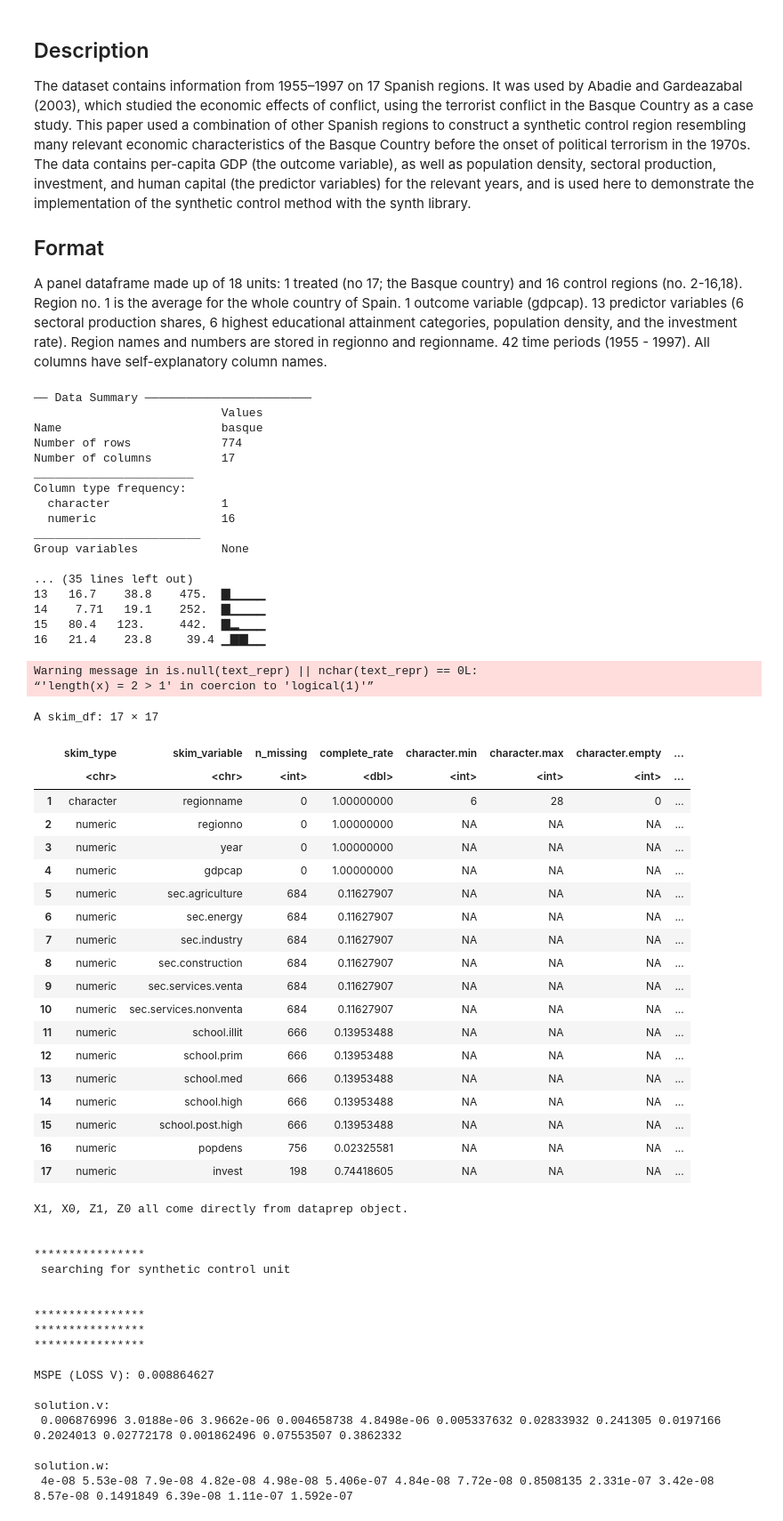
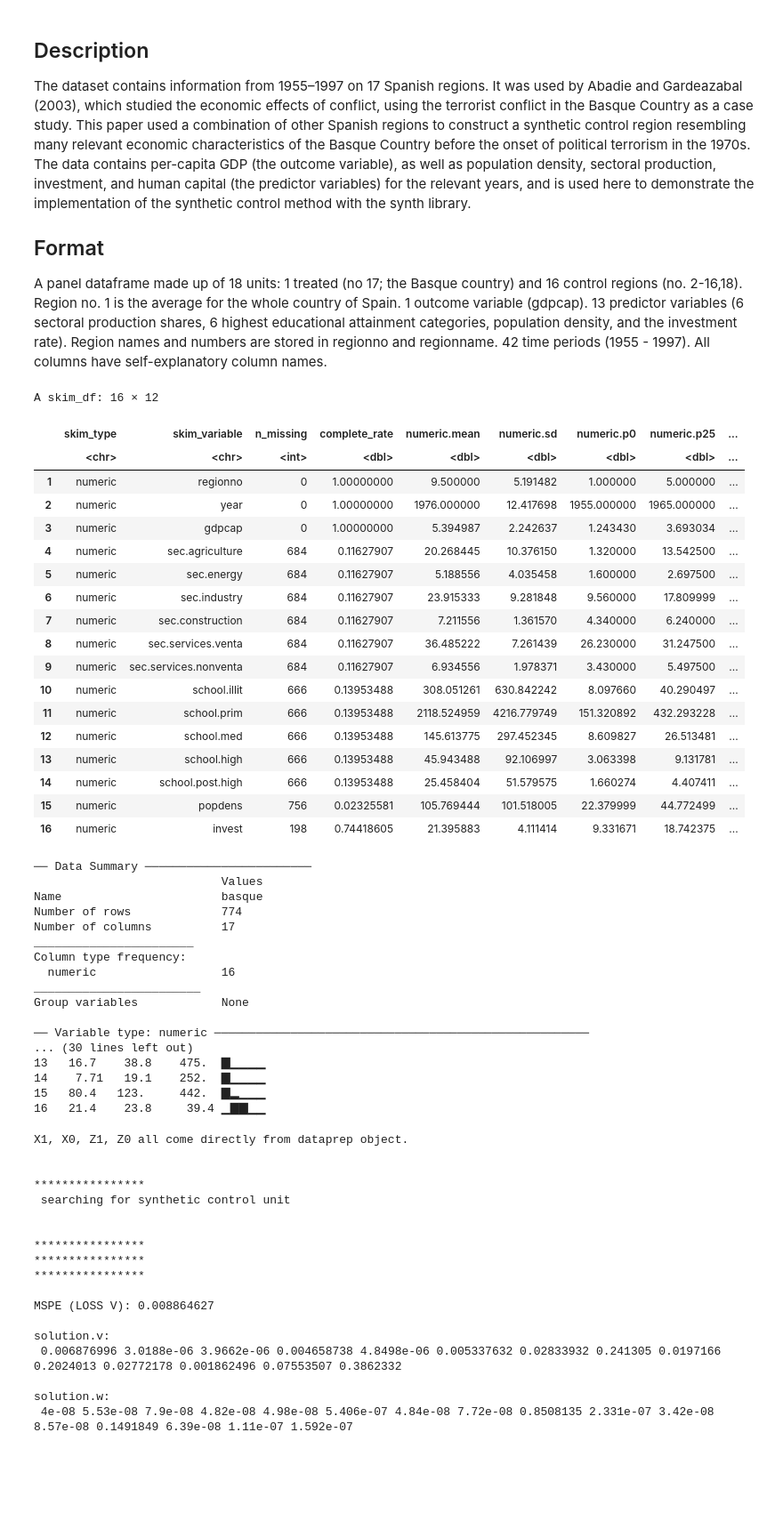
Before and after one commit to rodonn/causal, a Jupyter notebook: notebooks/session_3/5_synthetic_controls.ipynb, the cells around one changed output. Shown at 89% size. Saved outputs shown, nothing was run; the diff lists cells and outputs as text; code cells hidden in the pictures; blank space fills up the shorter version.

```diff
--- a/notebooks/session_3/5_synthetic_controls.ipynb
+++ b/notebooks/session_3/5_synthetic_controls.ipynb
@@ -15,47 +18,44 @@ The dataset contains information from 1955–1997 on 17 Spanish regions. It was
 A panel dataframe made up of 18 units: 1 treated (no 17; the Basque country) and 16 control regions (no. 2-16,18). Region no. 1 is the average for the whole country of Spain. 1 outcome variable (gdpcap). 13 predictor variables (6 sectoral production shares, 6 highest educational attainment categories, population density, and the investment rate). Region names and numbers are stored in regionno and regionname. 42 time periods (1955 - 1997). All columns have self-explanatory column names.
 # %%
 data(basque)
-skim(basque)
+skim(basque, where(is.numeric))
 # %% [output]
-── Data Summary ────────────────────────
-                           Values
-Name                       basque
-Number of rows             774
-Number of columns          17
-_______________________
-Column type frequency:
-  character                1
-  numeric                  16
-________________________
-Group variables            None
-
-... (35 lines left out)
-13   16.7    38.8    475.  ▇▁▁▁▁
-14    7.71   19.1    252.  ▇▁▁▁▁
-15   80.4   123.     442.  ▇▂▁▁▁
-16   21.4    23.8     39.4 ▁▇▇▁▁
+A skim_df: 16 × 12
+|  | skim_type | skim_variable | n_missing | complete_rate | numeric.mean | numeric.sd | numeric.p0 | numeric.p25 | ... |
+|  | <chr> | <chr> | <int> | <dbl> | <dbl> | <dbl> | <dbl> | <dbl> | ... |
+| 1 | numeric | regionno | 0 | 1.00000000 | 9.500000 | 5.191482 | 1.000000 | 5.000000 | ... |
+| 2 | numeric | year | 0 | 1.00000000 | 1976.000000 | 12.417698 | 1955.000000 | 1965.000000 | ... |
+| 3 | numeric | gdpcap | 0 | 1.00000000 | 5.394987 | 2.242637 | 1.243430 | 3.693034 | ... |
+| 4 | numeric | sec.agriculture | 684 | 0.11627907 | 20.268445 | 10.376150 | 1.320000 | 13.542500 | ... |
+| 5 | numeric | sec.energy | 684 | 0.11627907 | 5.188556 | 4.035458 | 1.600000 | 2.697500 | ... |
+| 6 | numeric | sec.industry | 684 | 0.11627907 | 23.915333 | 9.281848 | 9.560000 | 17.809999 | ... |
+| 7 | numeric | sec.construction | 684 | 0.11627907 | 7.211556 | 1.361570 | 4.340000 | 6.240000 | ... |
+| 8 | numeric | sec.services.venta | 684 | 0.11627907 | 36.485222 | 7.261439 | 26.230000 | 31.247500 | ... |
+| 9 | numeric | sec.services.nonventa | 684 | 0.11627907 | 6.934556 | 1.978371 | 3.430000 | 5.497500 | ... |
+| 10 | numeric | school.illit | 666 | 0.13953488 | 308.051261 | 630.842242 | 8.097660 | 40.290497 | ... |
+| 11 | numeric | school.prim | 666 | 0.13953488 | 2118.524959 | 4216.779749 | 151.320892 | 432.293228 | ... |
+| 12 | numeric | school.med | 666 | 0.13953488 | 145.613775 | 297.452345 | 8.609827 | 26.513481 | ... |
+| 13 | numeric | school.high | 666 | 0.13953488 | 45.943488 | 92.106997 | 3.063398 | 9.131781 | ... |
+| 14 | numeric | school.post.high | 666 | 0.13953488 | 25.458404 | 51.579575 | 1.660274 | 4.407411 | ... |
+| 15 | numeric | popdens | 756 | 0.02325581 | 105.769444 | 101.518005 | 22.379999 | 44.772499 | ... |
+| 16 | numeric | invest | 198 | 0.74418605 | 21.395883 | 4.111414 | 9.331671 | 18.742375 | ... |
-Warning message in is.null(text_repr) || nchar(text_repr) == 0L:
-“'length(x) = 2 > 1' in coercion to 'logical(1)'”
+── Data Summary ────────────────────────
+                           Values
+Name                       basque
+Number of rows             774
+Number of columns          17
+_______________________
+Column type frequency:
+  numeric                  16
+________________________
+Group variables            None
+
+── Variable type: numeric ──────────────────────────────────────────────────────
+... (30 lines left out)
+13   16.7    38.8    475.  ▇▁▁▁▁
+14    7.71   19.1    252.  ▇▁▁▁▁
+15   80.4   123.     442.  ▇▂▁▁▁
+16   21.4    23.8     39.4 ▁▇▇▁▁
-A skim_df: 17 × 17
-|  | skim_type | skim_variable | n_missing | complete_rate | character.min | character.max | character.empty | ... |
-|  | <chr> | <chr> | <int> | <dbl> | <int> | <int> | <int> | ... |
-| 1 | character | regionname | 0 | 1.00000000 | 6 | 28 | 0 | ... |
-| 2 | numeric | regionno | 0 | 1.00000000 | NA | NA | NA | ... |
-| 3 | numeric | year | 0 | 1.00000000 | NA | NA | NA | ... |
-| 4 | numeric | gdpcap | 0 | 1.00000000 | NA | NA | NA | ... |
-| 5 | numeric | sec.agriculture | 684 | 0.11627907 | NA | NA | NA | ... |
-| 6 | numeric | sec.energy | 684 | 0.11627907 | NA | NA | NA | ... |
-| 7 | numeric | sec.industry | 684 | 0.11627907 | NA | NA | NA | ... |
-| 8 | numeric | sec.construction | 684 | 0.11627907 | NA | NA | NA | ... |
-| 9 | numeric | sec.services.venta | 684 | 0.11627907 | NA | NA | NA | ... |
-| 10 | numeric | sec.services.nonventa | 684 | 0.11627907 | NA | NA | NA | ... |
-| 11 | numeric | school.illit | 666 | 0.13953488 | NA | NA | NA | ... |
-| 12 | numeric | school.prim | 666 | 0.13953488 | NA | NA | NA | ... |
-| 13 | numeric | school.med | 666 | 0.13953488 | NA | NA | NA | ... |
-| 14 | numeric | school.high | 666 | 0.13953488 | NA | NA | NA | ... |
-| 15 | numeric | school.post.high | 666 | 0.13953488 | NA | NA | NA | ... |
-| 16 | numeric | popdens | 756 | 0.02325581 | NA | NA | NA | ... |
-| 17 | numeric | invest | 198 | 0.74418605 | NA | NA | NA | ... |
 # %%
 # dataprep: prepare data for synth
 dataprep_out =
```
Also changed, not shown: parts of 2 cells of this notebook.
